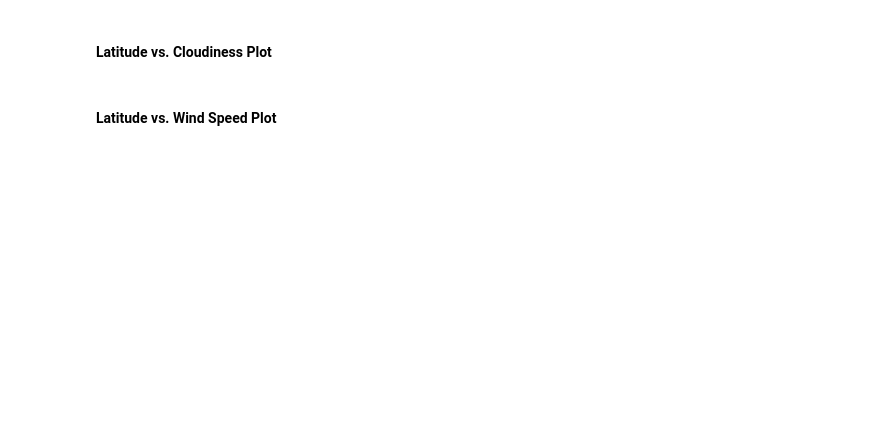
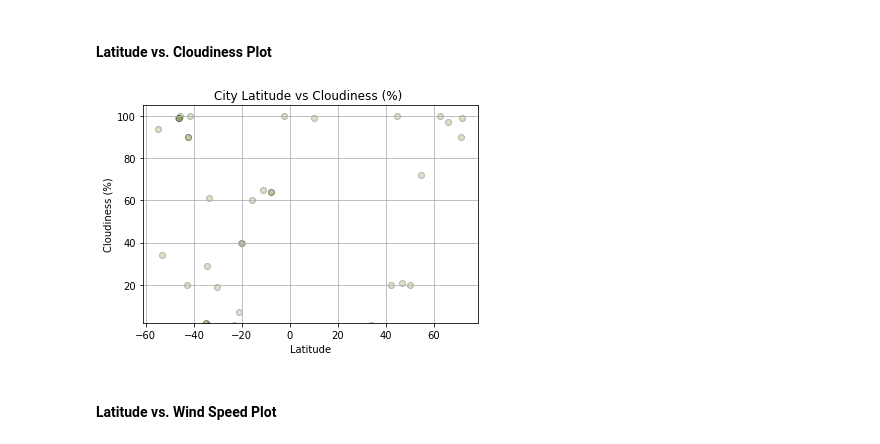
Before and after one commit to 200013546/python-api-challenge, a Jupyter notebook: WeatherPy.ipynb, the cells around one changed output. Cells and saved outputs as stored; diff of their text form; code cells hidden in the pictures; blank space fills up the shorter version.

```diff
--- a/WeatherPy.ipynb
+++ b/WeatherPy.ipynb
@@ -68,4 +262,8 @@ len(cities)
 # %% [markdown]
 #### Latitude vs. Cloudiness Plot
+# %%
+my_plot("Latitude","Cloudiness (%)",df_filterd)
+# %% [output]
+[figure, added]
 # %% [markdown]
 #### Latitude vs. Wind Speed Plot
```
Also changed, not shown: parts of 24 cells of this notebook, 14 other files.
